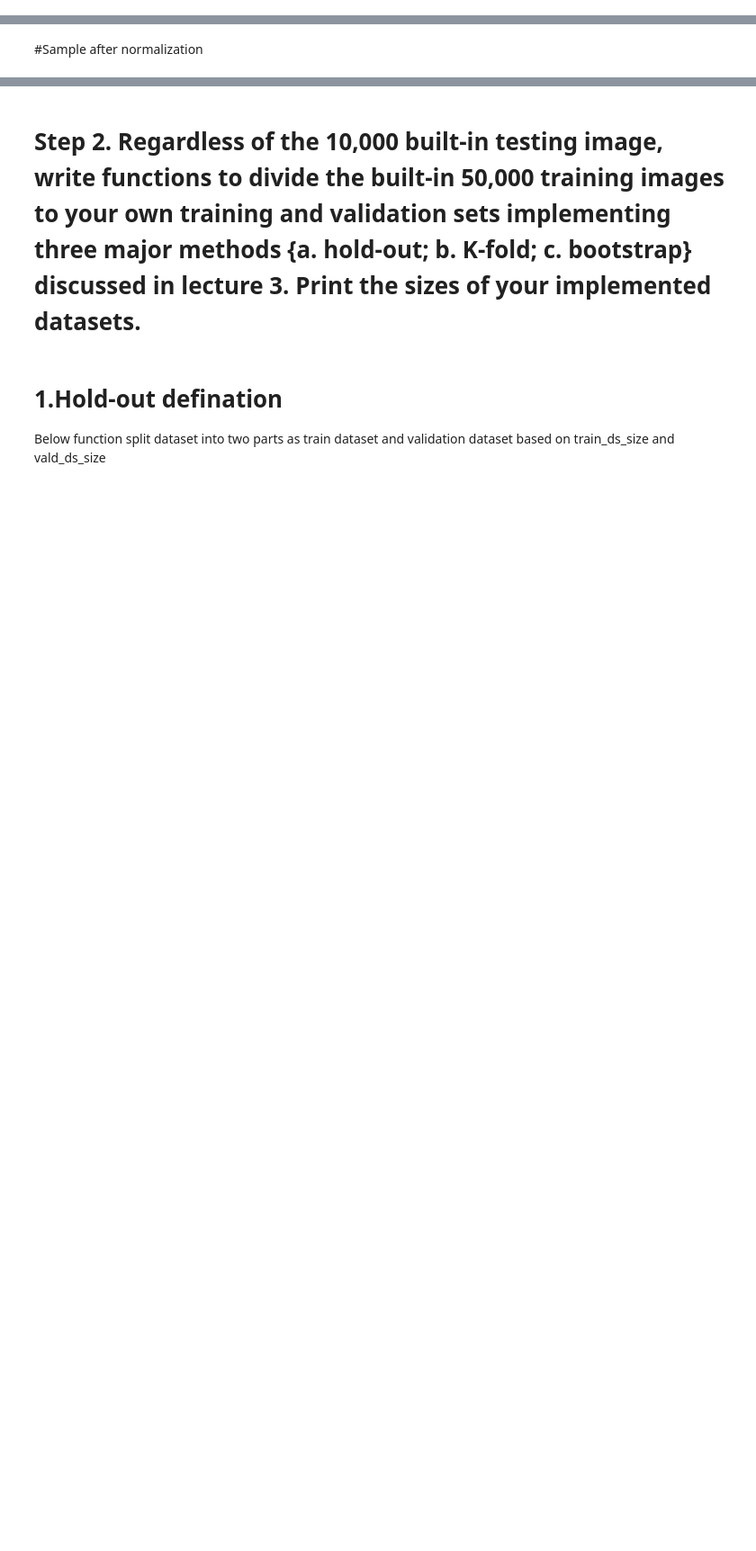
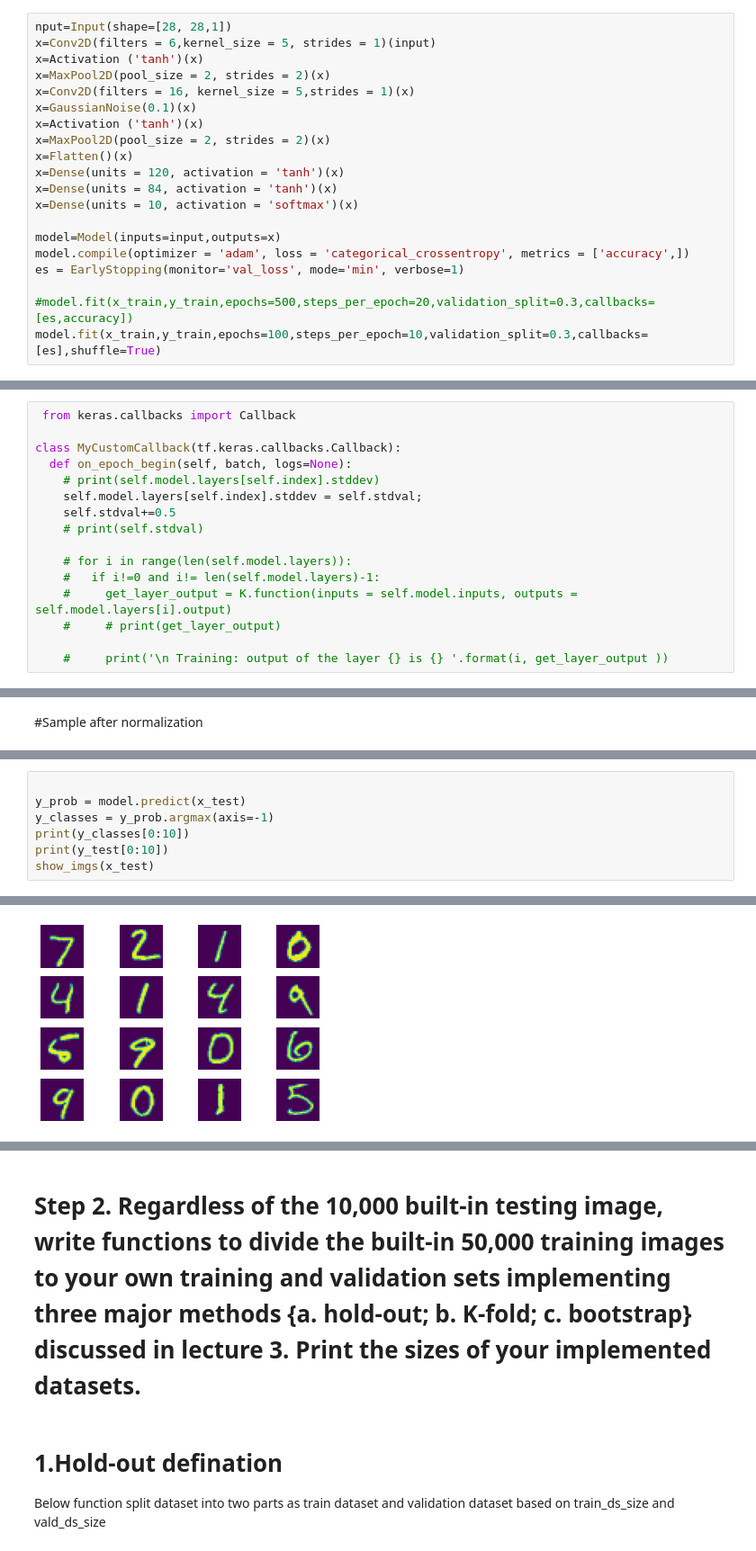
Before and after one commit to appersaravanan/Semeter-2-Assignment-1, a Jupyter notebook: Assignment_2.ipynb, the cells around one changed output, grey strips where cells are left out. Shown at 90% size. Saved outputs shown, nothing was run; the diff lists cells and outputs as text; blank space fills up the shorter version.

```diff
--- a/Assignment_2.ipynb
+++ b/Assignment_2.ipynb
@@ -80,3 +80,23 @@ y_test=to_categorical(y_test,10)
 0 255
 0.0 1.0
 0.0 1.0
+# %%
+nput=Input(shape=[28, 28,1])
+x=Conv2D(filters = 6,kernel_size = 5, strides = 1)(input)
+x=Activation ('tanh')(x)
+x=MaxPool2D(pool_size = 2, strides = 2)(x)
+x=Conv2D(filters = 16, kernel_size = 5,strides = 1)(x)
+x=GaussianNoise(0.1)(x)
+x=Activation ('tanh')(x)
+x=MaxPool2D(pool_size = 2, strides = 2)(x)
+x=Flatten()(x)
+x=Dense(units = 120, activation = 'tanh')(x)
+x=Dense(units = 84, activation = 'tanh')(x)
+x=Dense(units = 10, activation = 'softmax')(x)
+
+model=Model(inputs=input,outputs=x)
+model.compile(optimizer = 'adam', loss = 'categorical_crossentropy', metrics = ['accuracy',])
+es = EarlyStopping(monitor='val_loss', mode='min', verbose=1)
+
+#model.fit(x_train,y_train,epochs=500,steps_per_epoch=20,validation_split=0.3,callbacks=[es,accuracy])
+model.fit(x_train,y_train,epochs=100,steps_per_epoch=10,validation_split=0.3,callbacks=[es],shuffle=True)
@@ -82,0 +122,16 @@ y_test=to_categorical(y_test,10)
+# %%
+ from keras.callbacks import Callback
+
+class MyCustomCallback(tf.keras.callbacks.Callback):
+  def on_epoch_begin(self, batch, logs=None):
+    # print(self.model.layers[self.index].stddev)
+    self.model.layers[self.index].stddev = self.stdval;
+    self.stdval+=0.5
+    # print(self.stdval)
+
+    # for i in range(len(self.model.layers)):
+    #   if i!=0 and i!= len(self.model.layers)-1:
+    #     get_layer_output = K.function(inputs = self.model.inputs, outputs = self.model.layers[i].output)
+    #     # print(get_layer_output)
+
+    #     print('\n Training: output of the layer {} is {} '.format(i, get_layer_output ))
@@ -125,0 +193,8 @@ print(score[0],score[1])
+# %%
+
+y_prob = model.predict(x_test)
+y_classes = y_prob.argmax(axis=-1)
+print(y_classes[0:10])
+print(y_test[0:10])
+show_imgs(x_test)
+# %% [output]
@@ -125,0 +212 @@ print(score[0],score[1])
+[figure, added]
```
Also changed, not shown: parts of 11 cells of this notebook.
